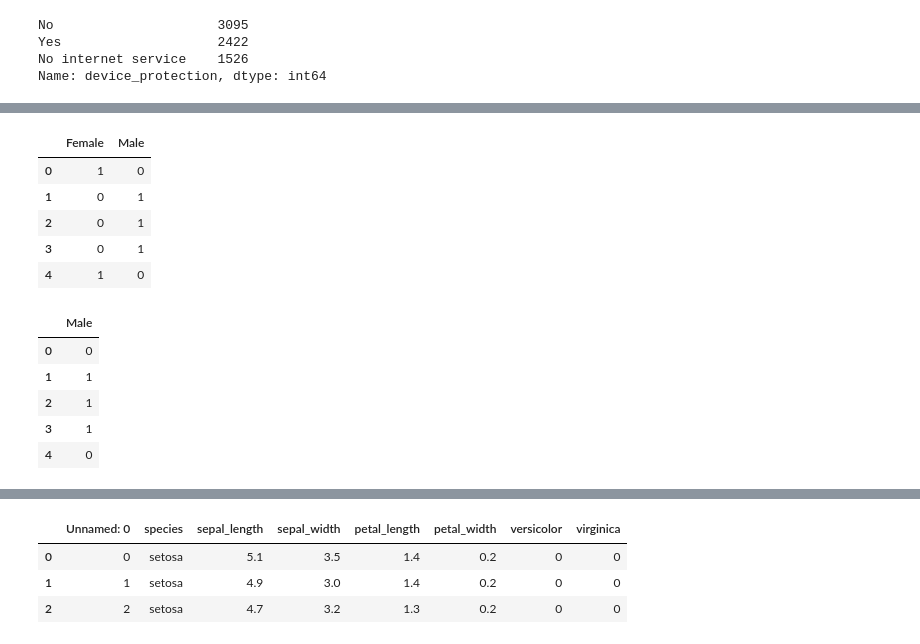
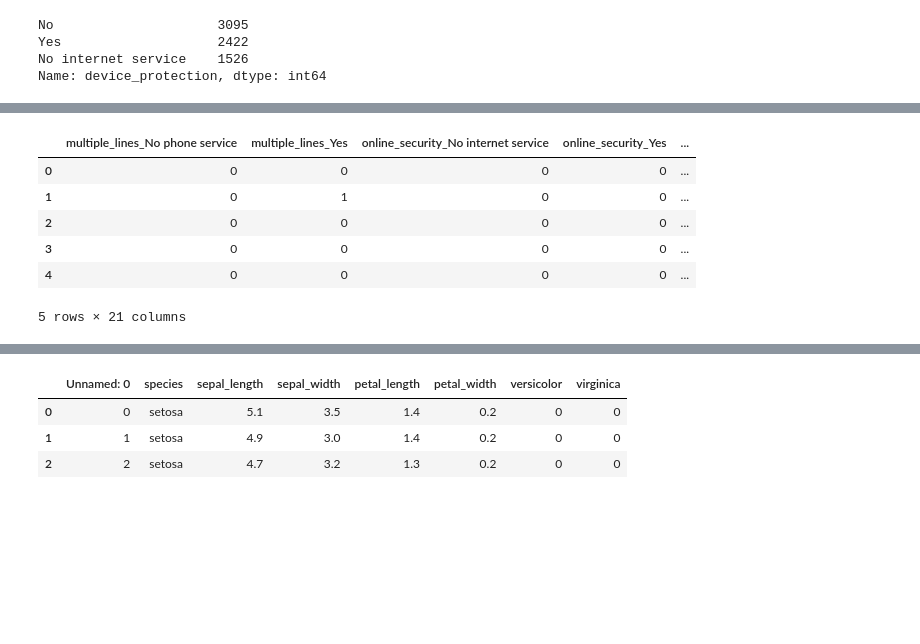
Before and after one commit to Brian-ONeil/classification-exercises, a Jupyter notebook: classification_exercises.ipynb, the cells around one changed output, grey strips where cells are left out. Saved outputs shown, nothing was run; the diff lists cells and outputs as text; code cells hidden in the pictures; blank space fills up the shorter version.

```diff
--- a/classification_exercises.ipynb
+++ b/classification_exercises.ipynb
@@ -788,6 +790,8 @@ telco_df
 7043 rows × 25 columns
 # %%
 telco_df = telco_df.drop("Unnamed: 0" ,axis=1)
+# %%
+telco_df = telco_df.drop(columns=['internet_service_type_id', 'contract_type_id', 'payment_type_id'])
 # %%
 telco_df.head(10)
 # %% [output]
@@ -883,0 +903,13 @@ Name: device_protection, dtype: int64
+# %%
+# encode binary categorical variables into numeric values
+telco_df['gender_encoded'] = telco_df.gender.map({'Female': 1, 'Male': 0})
+
+telco_df['partner_encoded'] = telco_df.partner.map({'Yes': 1, 'No': 0})
+
+telco_df['dependents_encoded'] = telco_df.dependents.map({'Yes': 1, 'No': 0})
+
+telco_df['phone_service_encoded'] = telco_df.phone_service.map({'Yes': 1, 'No': 0})
+
+telco_df['paperless_billing_encoded'] = telco_df.paperless_billing.map({'Yes': 1, 'No': 0})
+
+telco_df['churn_encoded'] = telco_df.churn.map({'Yes': 1, 'No': 0})
@@ -884,18 +936,21 @@ Name: device_protection, dtype: int64
 # %%
-pd.get_dummies(telco_df.gender).head()
+dummy_df = pd.get_dummies(telco_df[['multiple_lines',
+                                 'online_security',
+                                 'online_backup',
+                                 'device_protection',
+                                 'tech_support',
+                                 'streaming_tv',
+                                 'streaming_movies',
+                                 'contract_type',
+                                 'internet_service_type',
+                                 'payment_type']],
+                              drop_first=True)
+dummy_df.head()
 # %% [output]
-|  | Female | Male |
-| 0 | 1 | 0 |
-| 1 | 0 | 1 |
-| 2 | 0 | 1 |
-| 3 | 0 | 1 |
-| 4 | 1 | 0 |
+|  | multiple_lines_No phone service | multiple_lines_Yes | online_security_No internet service | online_security_Yes | ... |
+| 0 | 0 | 0 | 0 | 0 | ... |
+| 1 | 0 | 1 | 0 | 0 | ... |
+| 2 | 0 | 0 | 0 | 0 | ... |
+| 3 | 0 | 0 | 0 | 0 | ... |
+| 4 | 0 | 0 | 0 | 0 | ... |
+5 rows × 21 columns
-# %%
-pd.get_dummies(telco_df.gender, drop_first=True).head()
-# %% [output]
-|  | Male |
-| 0 | 0 |
-| 1 | 1 |
-| 2 | 1 |
-| 3 | 1 |
-| 4 | 0 |
```
Also changed, not shown: parts of 68 cells of this notebook, 1 other file.
